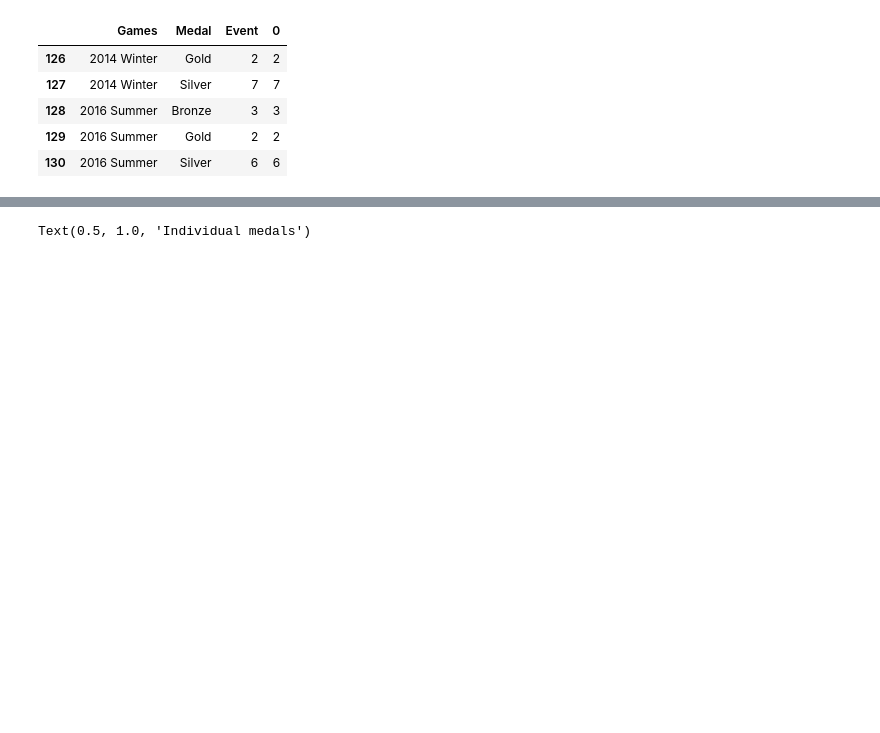
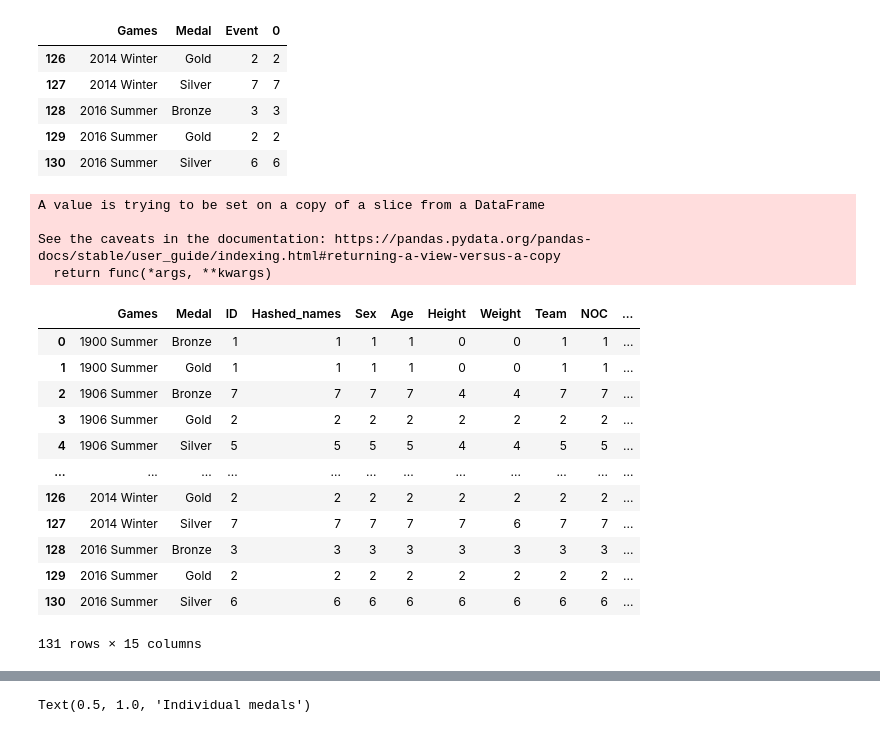
Before and after one commit to Erik-M-Larsson/Databehandling-OS-projekt-Felix-Tjernberg-Erik-Larsson, a Jupyter notebook: uppgift-0-1.ipynb, the cells around one changed output, grey strips where cells are left out. Saved outputs shown, nothing was run; the diff lists cells and outputs as text; code cells hidden in the pictures; blank space fills up the shorter version.

```diff
--- a/uppgift-0-1.ipynb
+++ b/uppgift-0-1.ipynb
@@ -225,3 +225,27 @@ swedish_medal_counts.tail()
 | 128 | 2016 Summer | Bronze | 3 | 3 |
 | 129 | 2016 Summer | Gold | 2 | 2 |
 | 130 | 2016 Summer | Silver | 6 | 6 |
+# %%
+apa = swedish_athletes.dropna(subset=['Medal'])
+apa.sort_values(by="Games", inplace=True)
+apa.drop_duplicates(subset=["Games", "Event", "Medal"], inplace=True)
+apa2 = apa.groupby(by=["Games", "Medal"]).count().reset_index()
+apa2
+# %% [output]
+A value is trying to be set on a copy of a slice from a DataFrame
+
+See the caveats in the documentation: https://pandas.pydata.org/pandas-docs/stable/user_guide/indexing.html#returning-a-view-versus-a-copy
+  return func(*args, **kwargs)
+|  | Games | Medal | ID | Hashed_names | Sex | Age | Height | Weight | Team | NOC | ... |
+| 0 | 1900 Summer | Bronze | 1 | 1 | 1 | 1 | 0 | 0 | 1 | 1 | ... |
+| 1 | 1900 Summer | Gold | 1 | 1 | 1 | 1 | 0 | 0 | 1 | 1 | ... |
+| 2 | 1906 Summer | Bronze | 7 | 7 | 7 | 7 | 4 | 4 | 7 | 7 | ... |
+| 3 | 1906 Summer | Gold | 2 | 2 | 2 | 2 | 2 | 2 | 2 | 2 | ... |
+| 4 | 1906 Summer | Silver | 5 | 5 | 5 | 5 | 4 | 4 | 5 | 5 | ... |
+| ... | ... | ... | ... | ... | ... | ... | ... | ... | ... | ... | ... |
+| 126 | 2014 Winter | Gold | 2 | 2 | 2 | 2 | 2 | 2 | 2 | 2 | ... |
+| 127 | 2014 Winter | Silver | 7 | 7 | 7 | 7 | 7 | 6 | 7 | 7 | ... |
+| 128 | 2016 Summer | Bronze | 3 | 3 | 3 | 3 | 3 | 3 | 3 | 3 | ... |
+| 129 | 2016 Summer | Gold | 2 | 2 | 2 | 2 | 2 | 2 | 2 | 2 | ... |
+| 130 | 2016 Summer | Silver | 6 | 6 | 6 | 6 | 6 | 6 | 6 | 6 | ... |
+131 rows × 15 columns
```
Also changed, not shown: parts of 1 cell of this notebook.
